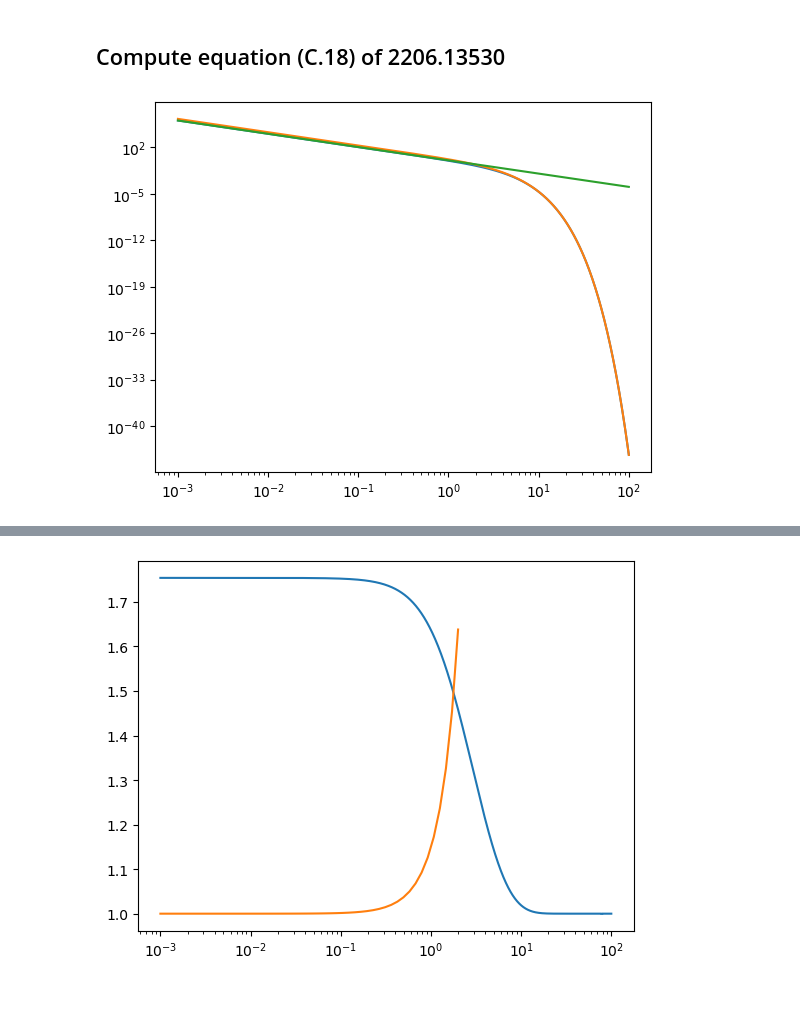
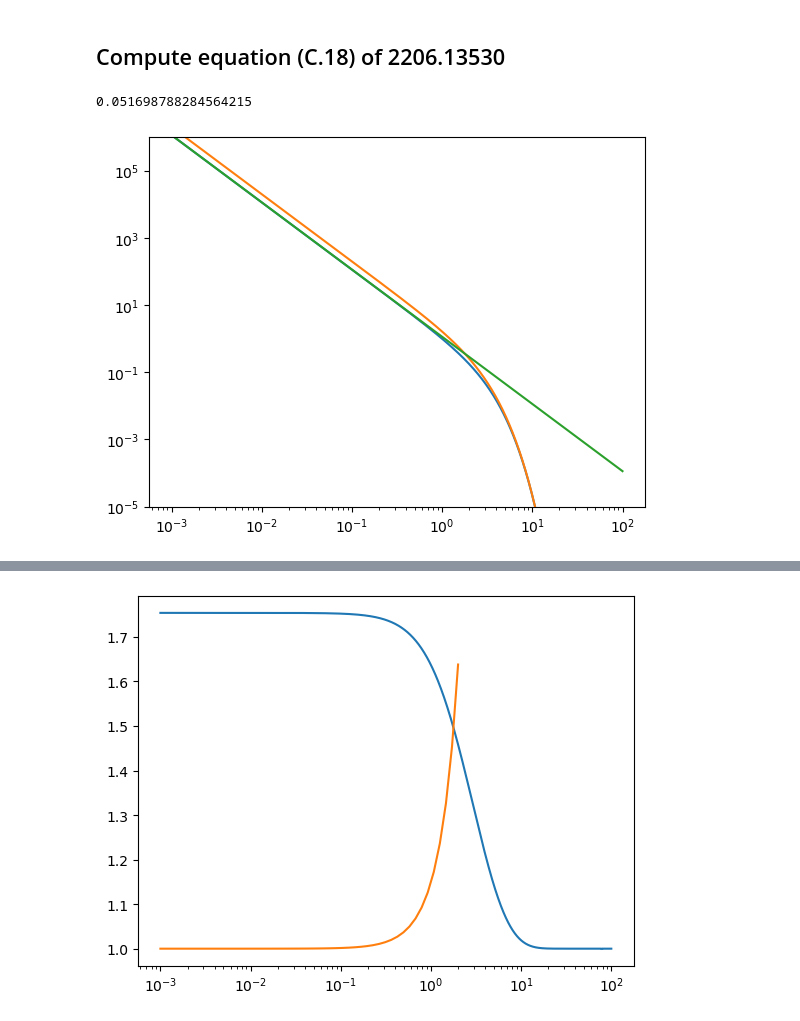
Before and after one commit to Duncan-Adams/mcp_boltzmann, a Jupyter notebook: notebooks/Gfun.ipynb, the cells around one changed output, grey strips where cells are left out. Drawn from its saved outputs; the diff is of its cells as text; code cells hidden in the pictures.

```diff
--- a/notebooks/Gfun.ipynb
+++ b/notebooks/Gfun.ipynb
@@ -20,6 +20,11 @@ def G_integrand(t, x, zeta):
             / (np.exp(0.5 * x * np.sqrt(t**2 + 1)) + zeta * np.exp(0.5 * x * t))
         )
     )
+# %%
+A=1.28 #Glaisher-Kinkelin constant
+np.power(A, -12)
+# %% [output]
+0.051698788284564215
 # %%
 def G_small_x_fermi(x):
     return np.log(2)*(np.pi**2)/(6*x**2)
@@ -41,8 +59,9 @@ np.savez_compressed('../input/Gfun_fermion.npz',
 # %%
 plt.plot(x_range, G_fermion_interp(x_range))
 plt.plot(x_range, kn(2, x_range))
 plt.plot(x_range, G_small_x_fermi(x_range))
+plt.ylim(1e-5, 1e6)
 plt.yscale('log')
 plt.xscale('log')
 # %% [output]
-[figure, old version]
+[figure, new version]
```
Also changed, not shown: parts of 6 cells of this notebook, 11 other files.
